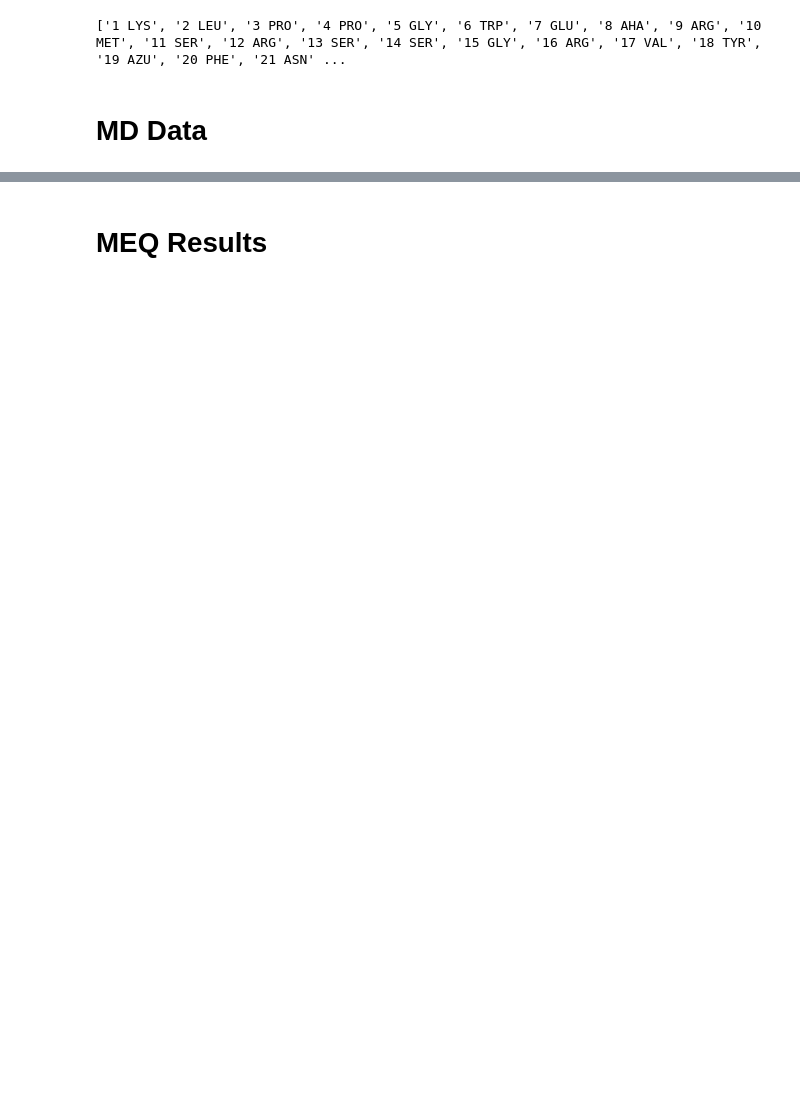
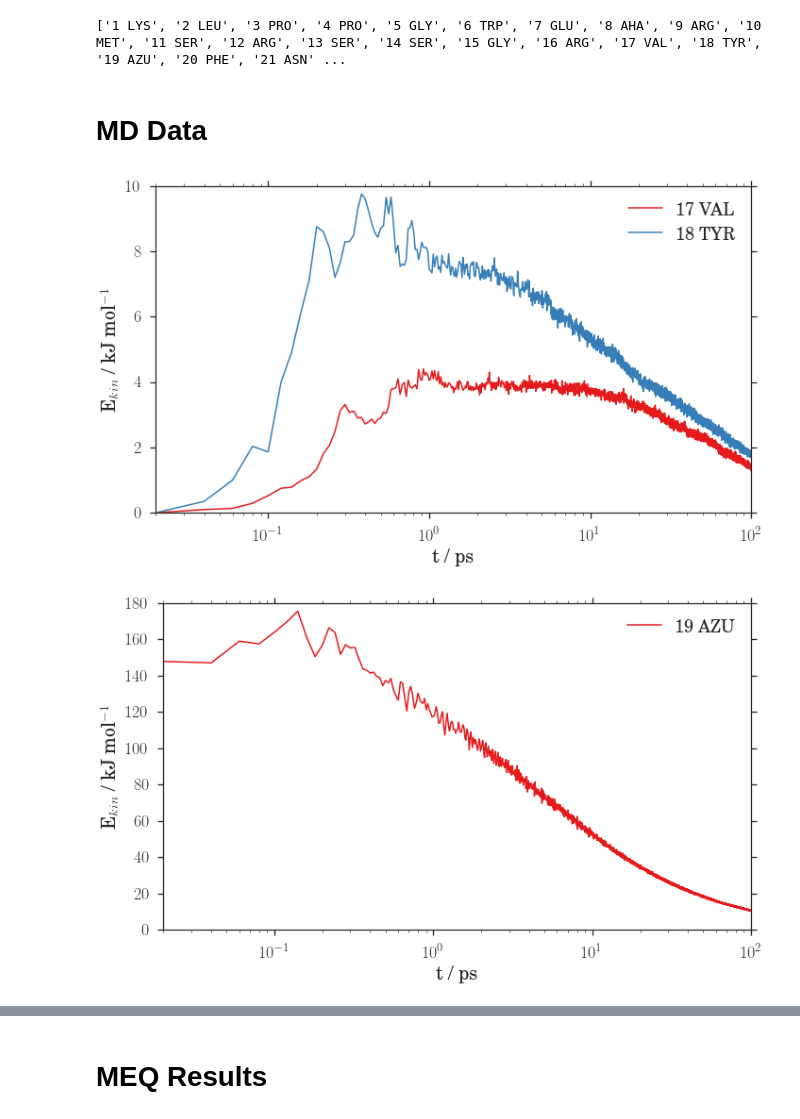
Before and after one commit to Schlabonski/WW, a Jupyter notebook: Scripts/MEQ_simulation.ipynb, the cells around one changed output, grey strips where cells are left out. Drawn from its saved outputs; the diff is of its cells as text; code cells hidden in the pictures; blank space fills up the shorter version.

```diff
--- a/Scripts/MEQ_simulation.ipynb
+++ b/Scripts/MEQ_simulation.ipynb
@@ -88,32 +98,35 @@ for ekin in E_kin_MD:
             ekin_filtered = sig.savgol_filter(ekin_unfiltered, 5**(i+1), 4)
             ekin[index1:index2] = ekin_filtered
 
         elif i == len(exponential_intervals)-2:
             index1 = exponential_intervals[i]
             ekin_unfiltered = ekin[index1:]
             ekin_filtered = sig.savgol_filter(ekin_unfiltered, 5**(i+1), 4)
             ekin[index1:] = ekin_filtered'''
 
 
 plotlabels = residue_names[1:]
 
 
 plot_E_kin(E_kin_MD[15:17], t, plotlabels[15:17])
 
-plot_E_kin(E_kin_MD[17:18], t, plotlabels[17:18])
+plot_E_kin(E_kin_MD[17:18], t, plotlabels[17:18], norm_to_zero=False)
 
 plot_E_kin(E_kin_MD[18:23], t, plotlabels[18:23])
 
 plot_E_kin(E_kin_MD[23:26], t, plotlabels[23:26])
 
 
-plot_E_kin(E_kin_MD[5:9], t, plotlabels[5:9])
+plot_E_kin(E_kin_MD[5:8], t, plotlabels[5:8])
 
 plot_E_kin(E_kin_MD[26:], t, plotlabels[26:])
 
 plot_E_kin(E_kin_MD[17:18, :1000], t[:1000], plotlabels[17:18], log=False)
 plot_E_kin(E_kin_MD[15:17], t, plotlabels[15:17], log=False)
 
 
 # total energy of peptide
 plot_E_kin([np.sum(E_kin_MD, axis=0)[:1000]], time_MD[:1000], plotlabels=['Total energy'], saveroot='E_kin_tot_MD')
+# %% [output]
+[figure, added]
+[figure, added]
```
Also changed, not shown: parts of 9 cells of this notebook, 26 other files.
